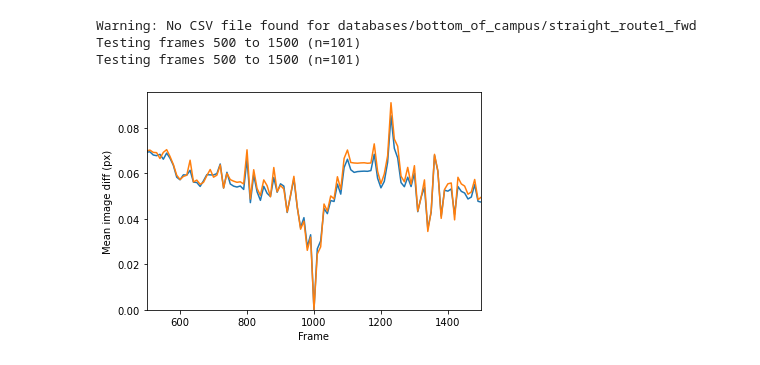
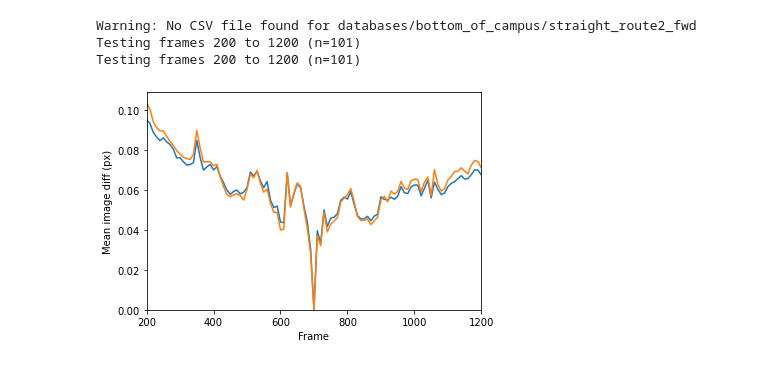
Before and after one commit to BrainsOnBoard/navbench, a Jupyter notebook: route_idfs_campus.ipynb, the cells around one changed output. Cells and saved outputs as stored; diff of their text form; code cells hidden in the pictures.

```diff
--- a/route_idfs_campus.ipynb
+++ b/route_idfs_campus.ipynb
@@ -20,27 +22,27 @@ Testing frames 500 to 1500 (n=101)
 # %%
 import matplotlib.pyplot as plt
 import navbench as nb
 from navbench import improc as ip
 
 FRAME_DIST  = 500
 IMSIZE      = (180, 55)
 FR_STEP     = 10
-FRAME       = 1000
+FRAME       = 700
 RIDF_STEP   = 2
 
 resize = ip.resize(*IMSIZE)
 histeq = ip.chain(resize, ip.histeq)
 
-db = nb.Database('bottom_of_campus/straight_route1_fwd')
+db = nb.Database('bottom_of_campus/straight_route2_fwd')
 (images1, snap1, entries) = db.get_test_frames(FRAME, FRAME_DIST, resize, FR_STEP)
 (images2, snap2, _) = db.get_test_frames(FRAME, FRAME_DIST, histeq, FR_STEP)
 diffs1 = nb.get_route_ridf(images1, snap1, FR_STEP)
 diffs2 = nb.get_route_ridf(images2, snap2, FR_STEP)
 
 # Plot normal images (blue) vs histeq'd ones (red)
 nb.plot_route_idf(entries, diffs1, diffs2)
 # %% [output]
-Warning: No CSV file found for databases/bottom_of_campus/straight_route1_fwd
-Testing frames 500 to 1500 (n=101)
-Testing frames 500 to 1500 (n=101)
+Warning: No CSV file found for databases/bottom_of_campus/straight_route2_fwd
+Testing frames 200 to 1200 (n=101)
+Testing frames 200 to 1200 (n=101)
-[figure, old version]
+[figure, new version]
```
Also changed, not shown: parts of 1 cell of this notebook.
